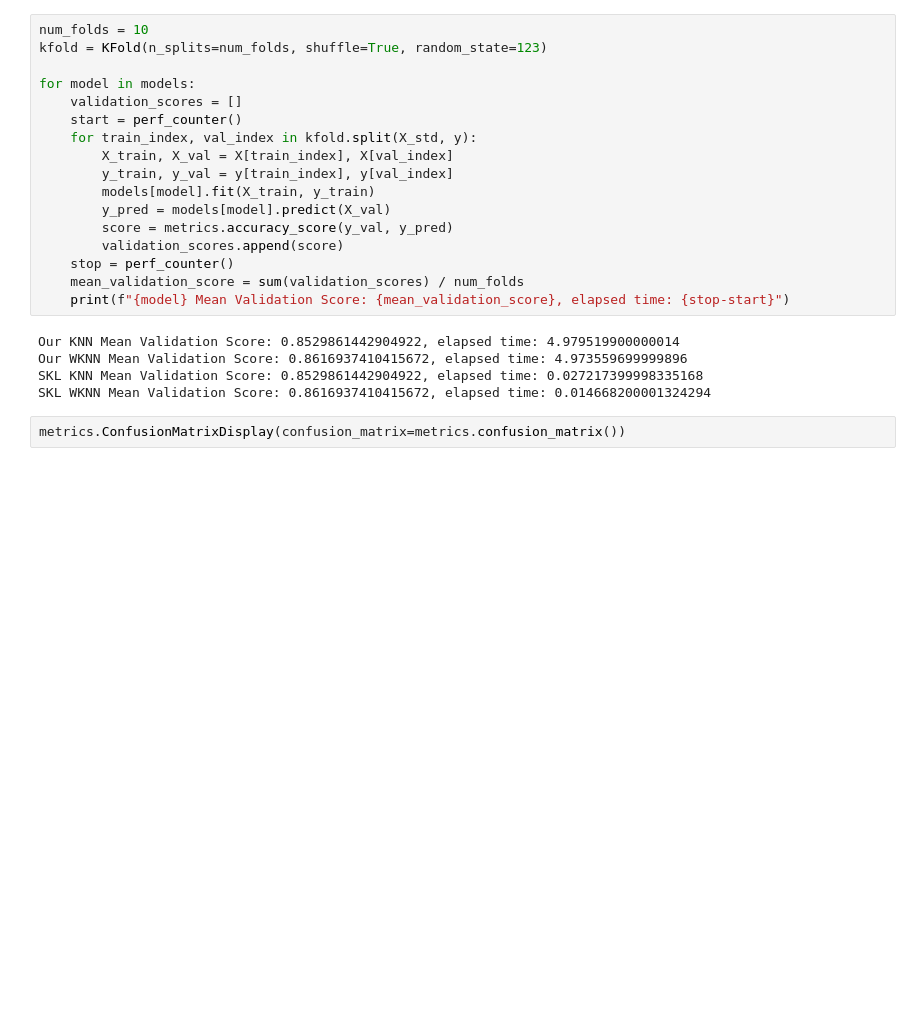
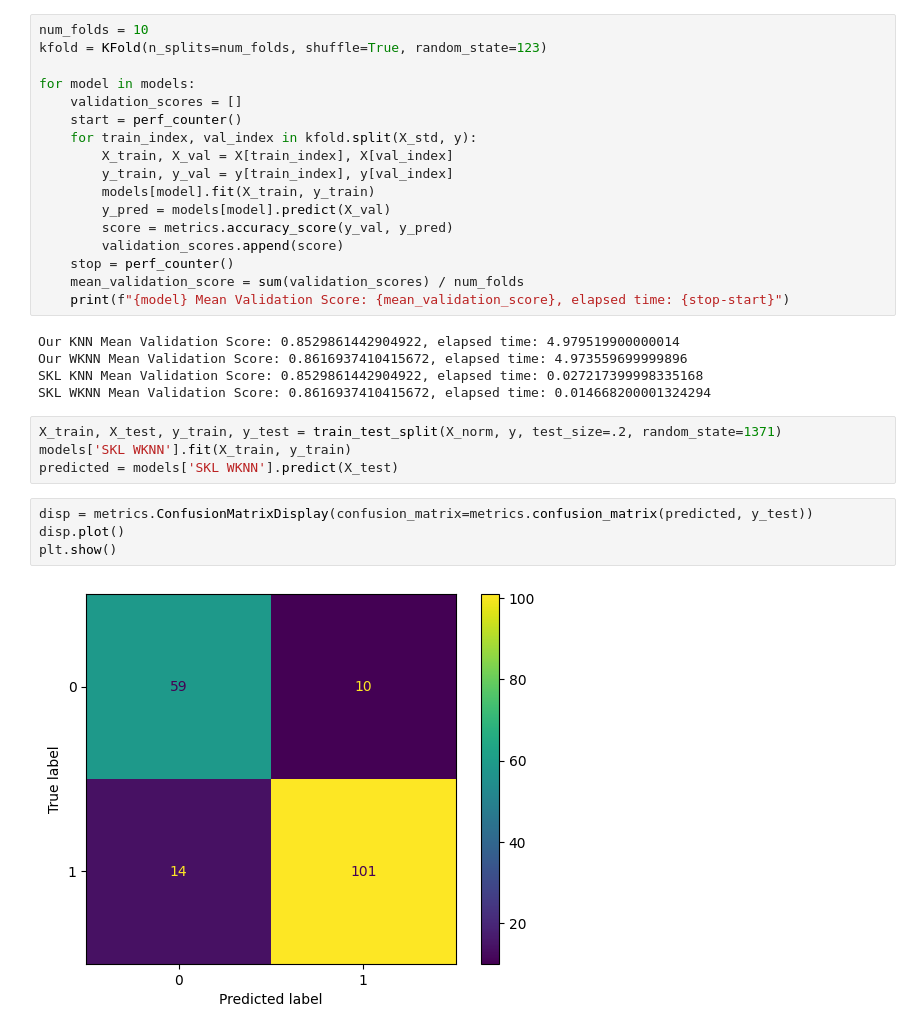
Before and after one commit to adriansobecki/AlgorytmyWspomaganiaDecyzji, a Jupyter notebook: script.ipynb, the cells around one changed output. Drawn from its saved outputs; the diff is of its cells as text; blank space fills up the shorter version.

Commit message:
Added confusion matrix

```diff
--- a/script.ipynb
+++ b/script.ipynb
@@ -360,5 +360,13 @@ Our KNN Mean Validation Score: 0.8529861442904922, elapsed time: 4.9795199000000
 Our WKNN Mean Validation Score: 0.8616937410415672, elapsed time: 4.973559699999896
 SKL KNN Mean Validation Score: 0.8529861442904922, elapsed time: 0.027217399998335168
 SKL WKNN Mean Validation Score: 0.8616937410415672, elapsed time: 0.014668200001324294
+# %%
+X_train, X_test, y_train, y_test = train_test_split(X_norm, y, test_size=.2, random_state=1371)
+models['SKL WKNN'].fit(X_train, y_train)
+predicted = models['SKL WKNN'].predict(X_test)
 # %%
-metrics.ConfusionMatrixDisplay(confusion_matrix=metrics.confusion_matrix())
+disp = metrics.ConfusionMatrixDisplay(confusion_matrix=metrics.confusion_matrix(predicted, y_test))
+disp.plot()
+plt.show()
+# %% [output]
+[figure, added]
```
